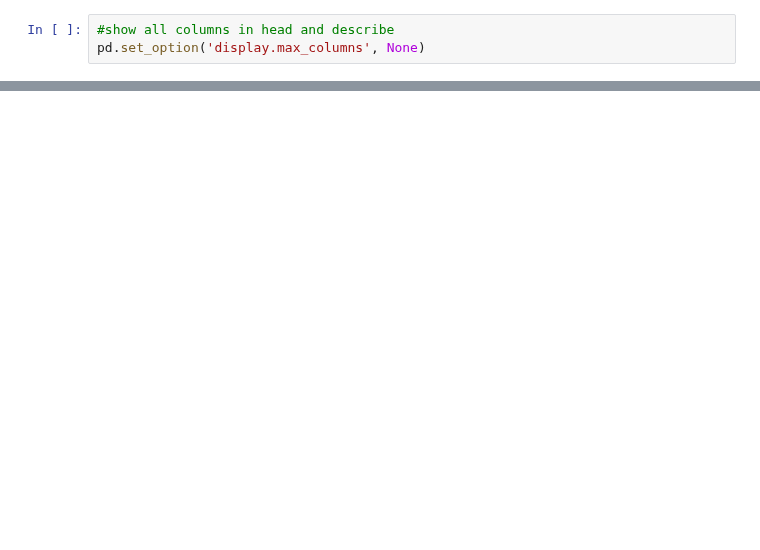
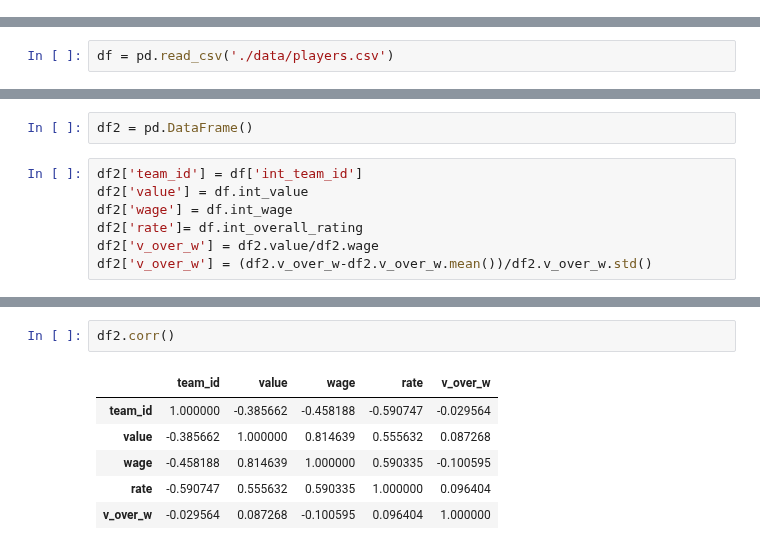
Before and after one commit to rhit-jiangq1/MA384-Project, a Jupyter notebook: Project.ipynb, the cells around one changed output, grey strips where cells are left out. Drawn from its saved outputs; the diff is of its cells as text; blank space fills up the shorter version.

```diff
--- a/Project.ipynb
+++ b/Project.ipynb
@@ -8,3 +0,0 @@ import matplotlib.pyplot as plt
-# %%
-#show all columns in head and describe
-pd.set_option('display.max_columns', None)
@@ -95,0 +9,2 @@ soccer.describe()
+# %%
+df = pd.read_csv('./data/players.csv')
@@ -95,0 +151,9 @@ soccer.describe()
+# %%
+df2 = pd.DataFrame()
+# %%
+df2['team_id'] = df['int_team_id']
+df2['value'] = df.int_value
+df2['wage'] = df.int_wage
+df2['rate']= df.int_overall_rating
+df2['v_over_w'] = df2.value/df2.wage
+df2['v_over_w'] = (df2.v_over_w-df2.v_over_w.mean())/df2.v_over_w.std()
@@ -95,0 +165,9 @@ soccer.describe()
+# %%
+df2.corr()
+# %% [output]
+|  | team_id | value | wage | rate | v_over_w |
+| team_id | 1.000000 | -0.385662 | -0.458188 | -0.590747 | -0.029564 |
+| value | -0.385662 | 1.000000 | 0.814639 | 0.555632 | 0.087268 |
+| wage | -0.458188 | 0.814639 | 1.000000 | 0.590335 | -0.100595 |
+| rate | -0.590747 | 0.555632 | 0.590335 | 1.000000 | 0.096404 |
+| v_over_w | -0.029564 | 0.087268 | -0.100595 | 0.096404 | 1.000000 |
```
Also changed, not shown: parts of 54 cells of this notebook, 1 other file.
